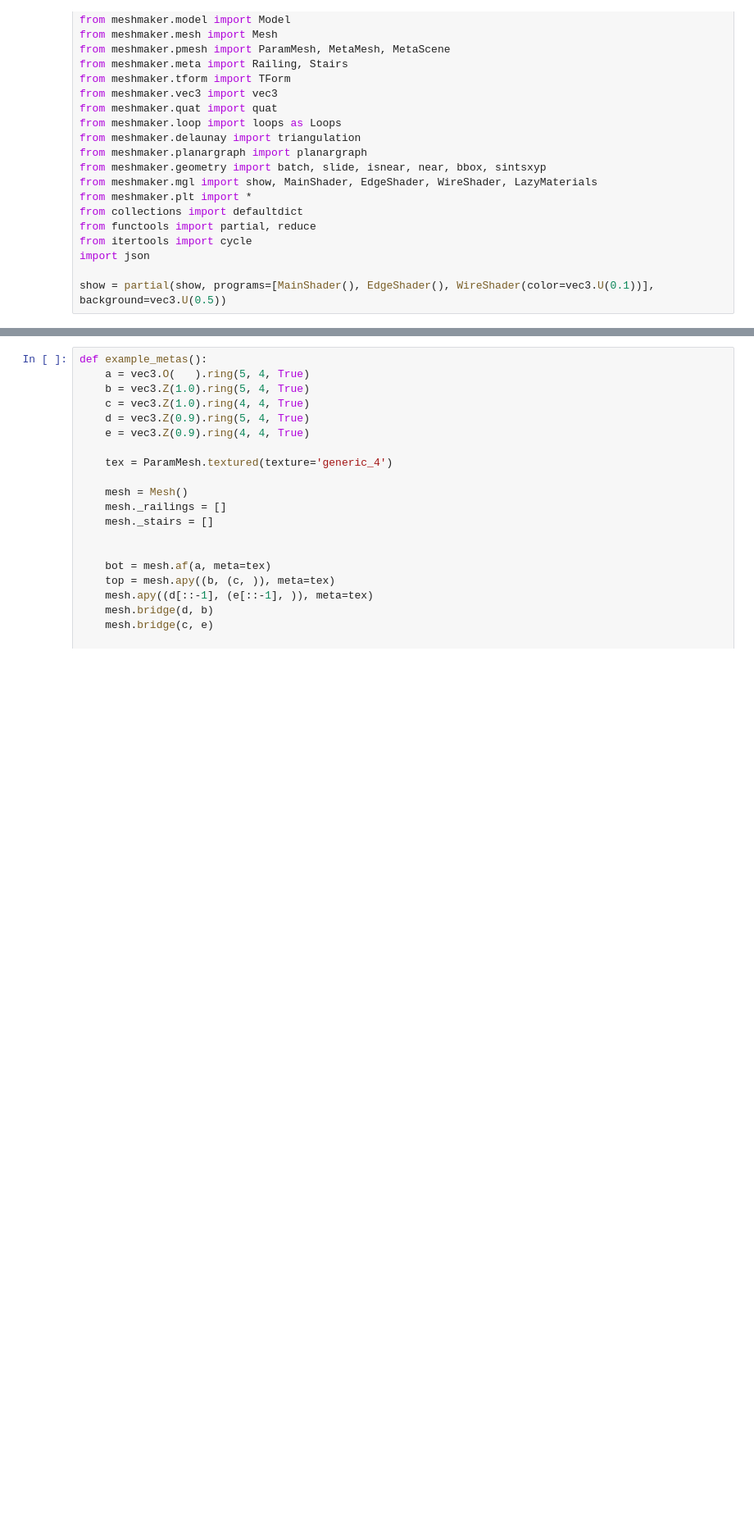
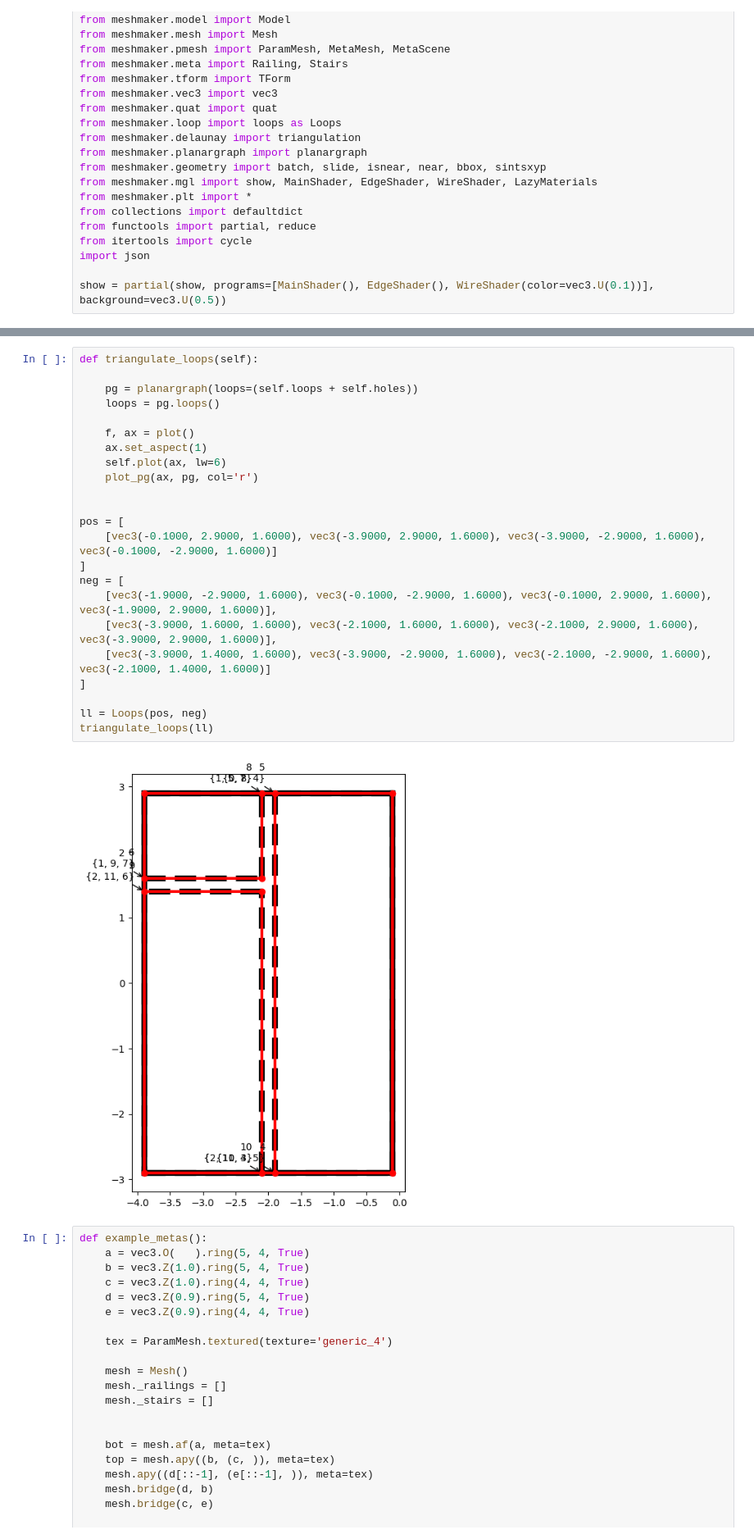
Before and after one commit to ctogle/meshmaker, a Jupyter notebook: notebooks/meta.ipynb, the cells around one changed output, grey strips where cells are left out. Shown at 82% size. Drawn from its saved outputs; the diff is of its cells as text; blank space fills up the shorter version.

```diff
--- a/notebooks/meta.ipynb
+++ b/notebooks/meta.ipynb
@@ -448,3 +533,28 @@ Loaded texture: generic_9 (../resources/textures/generics/generic_9.png)
+# %%
+def triangulate_loops(self):
+
+    pg = planargraph(loops=(self.loops + self.holes))
+    loops = pg.loops()
+
+    f, ax = plot()
+    ax.set_aspect(1)
+    self.plot(ax, lw=6)
+    plot_pg(ax, pg, col='r')
+
+
+pos = [
+    [vec3(-0.1000, 2.9000, 1.6000), vec3(-3.9000, 2.9000, 1.6000), vec3(-3.9000, -2.9000, 1.6000), vec3(-0.1000, -2.9000, 1.6000)]
+]
+neg = [
+    [vec3(-1.9000, -2.9000, 1.6000), vec3(-0.1000, -2.9000, 1.6000), vec3(-0.1000, 2.9000, 1.6000), vec3(-1.9000, 2.9000, 1.6000)],
+    [vec3(-3.9000, 1.6000, 1.6000), vec3(-2.1000, 1.6000, 1.6000), vec3(-2.1000, 2.9000, 1.6000), vec3(-3.9000, 2.9000, 1.6000)],
+    [vec3(-3.9000, 1.4000, 1.6000), vec3(-3.9000, -2.9000, 1.6000), vec3(-2.1000, -2.9000, 1.6000), vec3(-2.1000, 1.4000, 1.6000)]
+]
+
+ll = Loops(pos, neg)
+triangulate_loops(ll)
+# %% [output]
+[figure, added]
 # %%
 def example_metas():
     a = vec3.O(   ).ring(5, 4, True)
```
Also changed, not shown: parts of 9 cells of this notebook, 2 other files.
